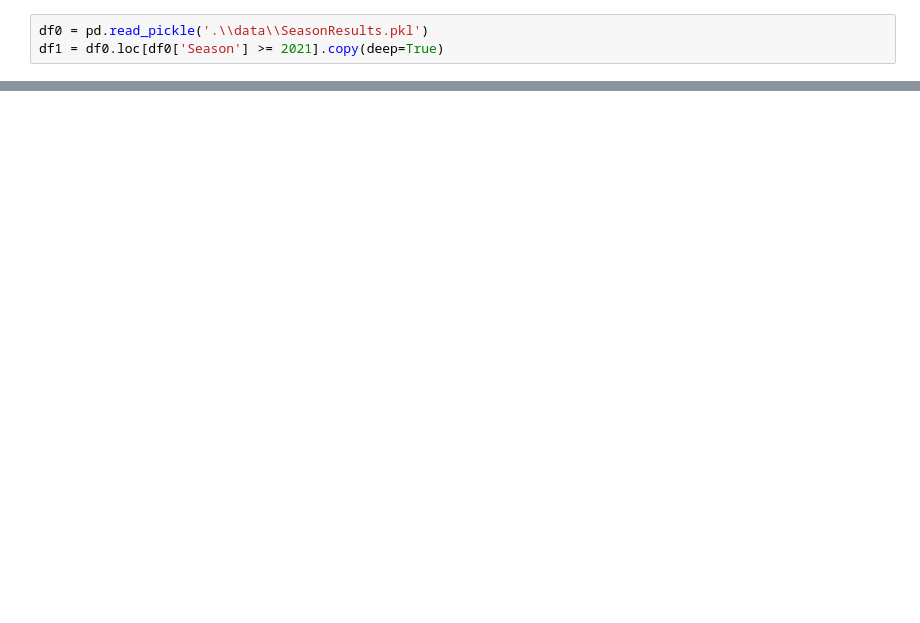
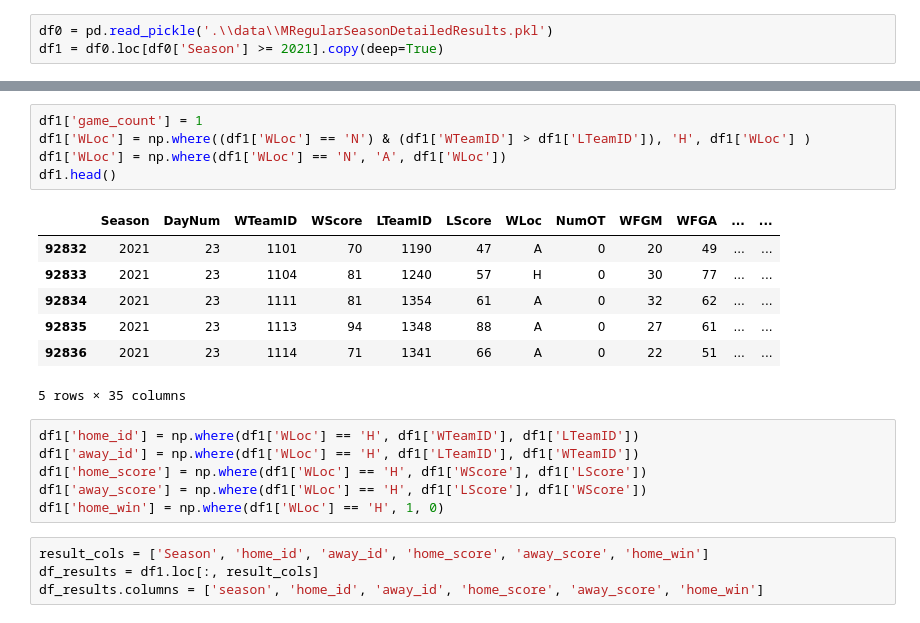
Before and after one commit to slex2/NCAAM, a Jupyter notebook: training_set.ipynb, the cells around one changed output, grey strips where cells are left out. Saved outputs shown, nothing was run; the diff lists cells and outputs as text; blank space fills up the shorter version.

```diff
--- a/training_set.ipynb
+++ b/training_set.ipynb
@@ -3,6 +6,6 @@ import pandas as pd
 import numpy as np
 # %%
-df0 = pd.read_pickle('.\\data\\SeasonResults.pkl')
+df0 = pd.read_pickle('.\\data\\MRegularSeasonDetailedResults.pkl')
 df1 = df0.loc[df0['Season'] >= 2021].copy(deep=True)
 # %%
 kp_eff = pd.read_pickle('.\\data\\\kp_eff_stats.pkl')
@@ -26,0 +69,23 @@ kp_eff2.head()
+# %%
+df1['game_count'] = 1
+df1['WLoc'] = np.where((df1['WLoc'] == 'N') & (df1['WTeamID'] > df1['LTeamID']), 'H', df1['WLoc'] )
+df1['WLoc'] = np.where(df1['WLoc'] == 'N', 'A', df1['WLoc'])
+df1.head()
+# %% [output]
+|  | Season | DayNum | WTeamID | WScore | LTeamID | LScore | WLoc | NumOT | WFGM | WFGA | ... | ... |
+| 92832 | 2021 | 23 | 1101 | 70 | 1190 | 47 | A | 0 | 20 | 49 | ... | ... |
+| 92833 | 2021 | 23 | 1104 | 81 | 1240 | 57 | H | 0 | 30 | 77 | ... | ... |
+| 92834 | 2021 | 23 | 1111 | 81 | 1354 | 61 | A | 0 | 32 | 62 | ... | ... |
+| 92835 | 2021 | 23 | 1113 | 94 | 1348 | 88 | A | 0 | 27 | 61 | ... | ... |
+| 92836 | 2021 | 23 | 1114 | 71 | 1341 | 66 | A | 0 | 22 | 51 | ... | ... |
+5 rows × 35 columns
+# %%
+df1['home_id'] = np.where(df1['WLoc'] == 'H', df1['WTeamID'], df1['LTeamID'])
+df1['away_id'] = np.where(df1['WLoc'] == 'H', df1['LTeamID'], df1['WTeamID'])
+df1['home_score'] = np.where(df1['WLoc'] == 'H', df1['WScore'], df1['LScore'])
+df1['away_score'] = np.where(df1['WLoc'] == 'H', df1['LScore'], df1['WScore'])
+df1['home_win'] = np.where(df1['WLoc'] == 'H', 1, 0)
+# %%
+result_cols = ['Season', 'home_id', 'away_id', 'home_score', 'away_score', 'home_win']
+df_results = df1.loc[:, result_cols]
+df_results.columns = ['season', 'home_id', 'away_id', 'home_score', 'away_score', 'home_win']
```
Also changed, not shown: parts of 31 cells of this notebook, 7 other files.
